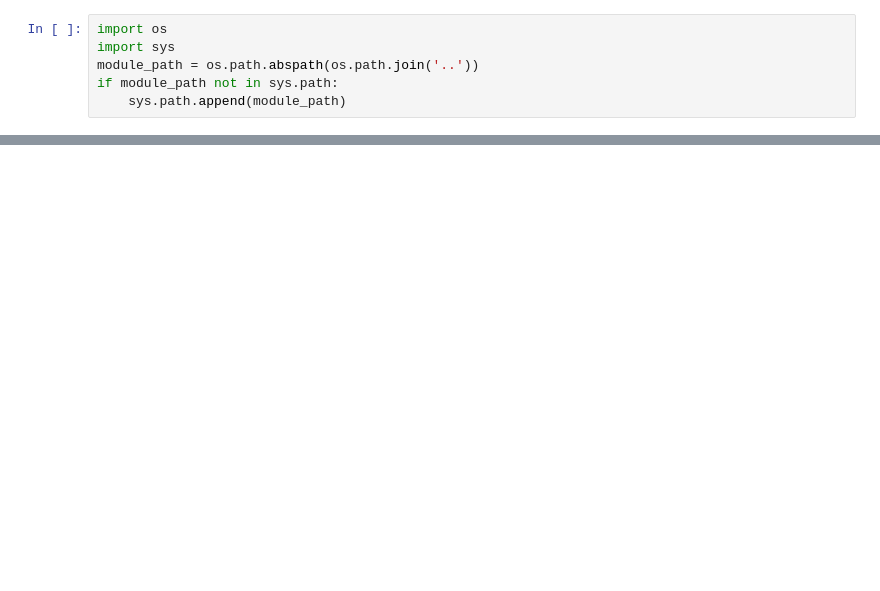
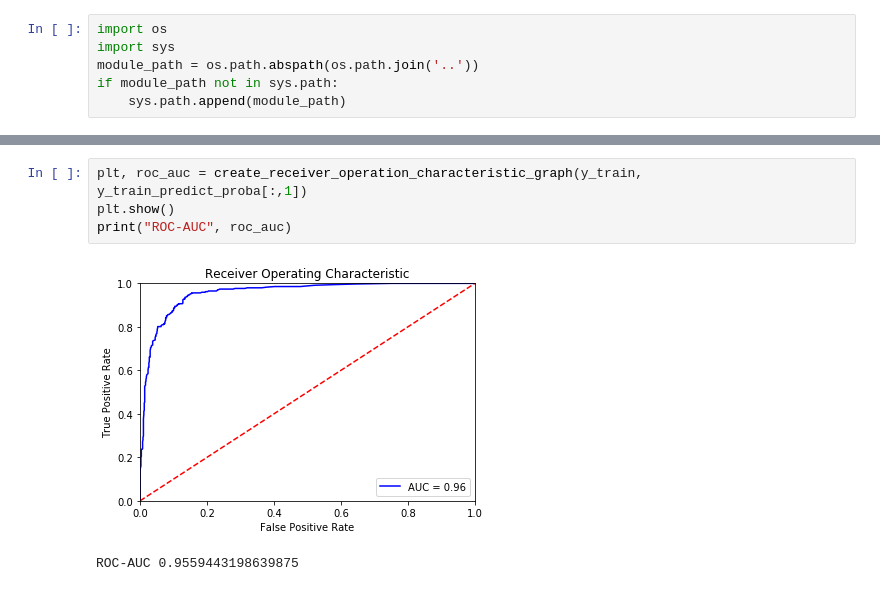
Before and after one commit to HPI-Information-Systems/wikipediatablevandalism, a Jupyter notebook: vandalism-classifier/notebook/single_label_classifier_evaluation.ipynb, the cells around one changed output, grey strips where cells are left out. Cells and saved outputs as stored; diff of their text form; blank space fills up the shorter version.

```diff
--- a/vandalism-classifier/notebook/single_label_classifier_evaluation.ipynb
+++ b/vandalism-classifier/notebook/single_label_classifier_evaluation.ipynb
@@ -36,0 +69,7 @@ clf.cross_validate()
+# %%
+plt, roc_auc = create_receiver_operation_characteristic_graph(y_train, y_train_predict_proba[:,1])
+plt.show()
+print("ROC-AUC", roc_auc)
+# %% [output]
+[figure, added]
+ROC-AUC 0.9559443198639875
```
Also changed, not shown: parts of 24 cells of this notebook, 3 other files.
